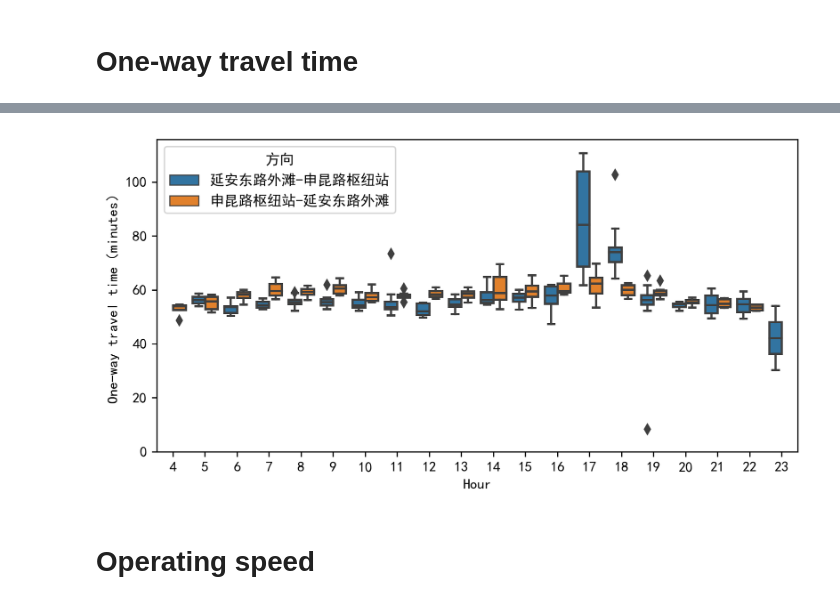
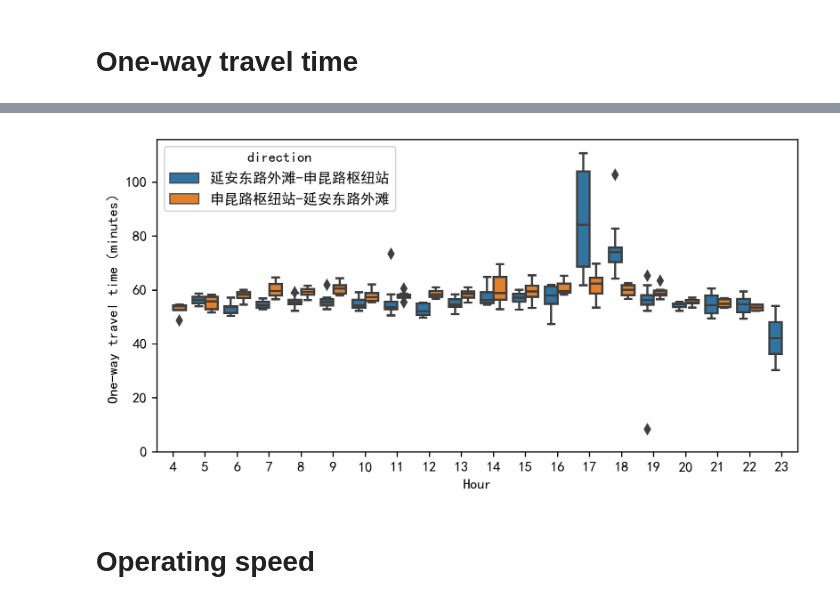
Before and after one commit to ni1o1/transbigdata, a Jupyter notebook: example/Example 2-Identifying arrival and departure information from Bus GPS data.ipynb, the cells around one changed output, grey strips where cells are left out. Saved outputs shown, nothing was run; the diff lists cells and outputs as text; code cells hidden in the pictures.

```diff
--- a/example/Example 2-Identifying arrival and departure information from Bus GPS data.ipynb
+++ b/example/Example 2-Identifying arrival and departure information from Bus GPS data.ipynb
@@ -86,22 +102,22 @@ onewaytime = tbd.busgps_onewaytime(arriveinfo,
 # %%
 ## Draw box plot for one-way travel time
 import numpy as np
 import matplotlib.pyplot as plt
 import seaborn as sns
 plt.rcParams['font.sans-serif']=['SimHei']
 plt.rcParams['font.serif'] = ['SimHei']
 plt.rcParams['axes.unicode_minus']=False
 fig     = plt.figure(1,(8,4),dpi = 250)
 ax1      = plt.subplot(111)
 
-sns.boxplot(x = 'shour',y = onewaytime['duration']/60,hue = '方向',data = onewaytime)
+sns.boxplot(x = 'shour',y = onewaytime['duration']/60,hue = 'direction',data = onewaytime)
 
 plt.ylabel('One-way travel time（minutes）')
 plt.xlabel('Hour')
 plt.ylim(0)
 plt.show()
 # %% [output]
-[figure, old version]
+[figure, new version]
 # %% [markdown]
 # Operating speed
 # %%
```
Also changed, not shown: parts of 3 cells of this notebook, 5 other files.
